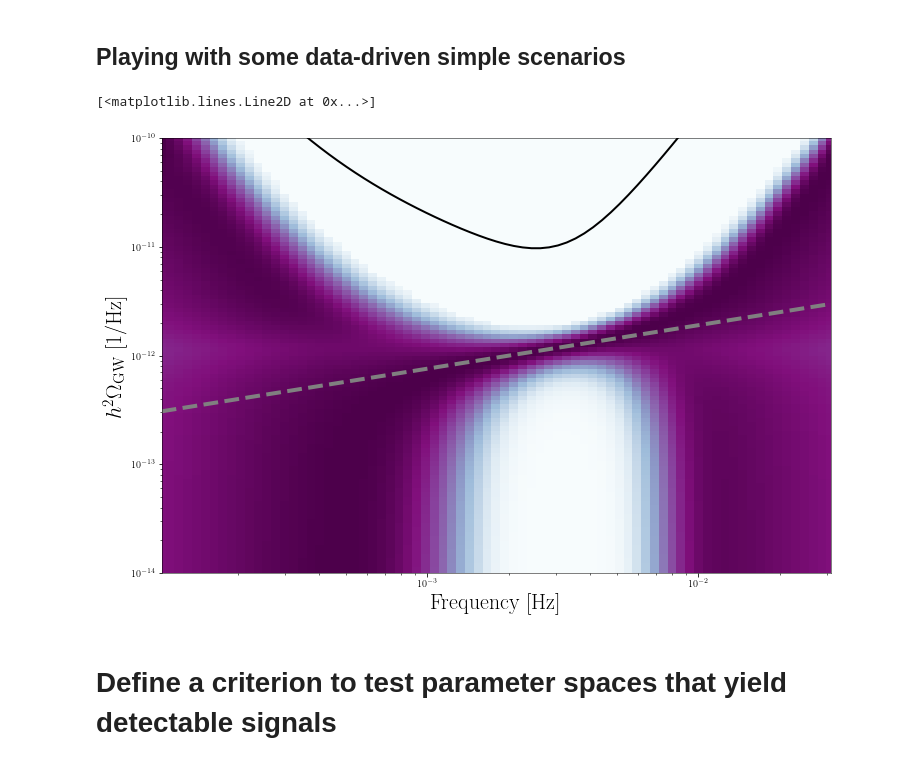
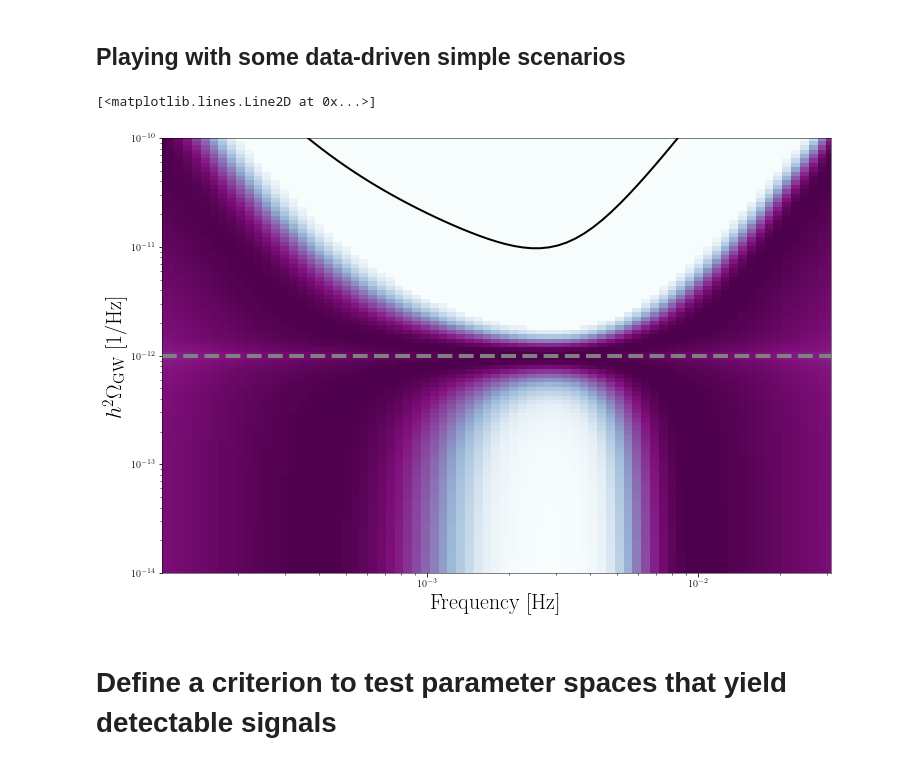
Before and after one commit to karnesis/stochastic-background-detectability, a Jupyter notebook: notebooks/explore_parameter_spaces_powerlaw.ipynb, the cells around one changed output. Saved outputs shown, nothing was run; the diff lists cells and outputs as text; code cells hidden in the pictures.

```diff
--- a/notebooks/explore_parameter_spaces_powerlaw.ipynb
+++ b/notebooks/explore_parameter_spaces_powerlaw.ipynb
@@ -91,21 +92,21 @@ norm_const = copy.deepcopy(Omega_0)
 Naverages = np.interp(fvec, fv, Navs)
 # %%
 signalmodel = powerlaw(fv, refFreq=2e-3)
-s = signalmodel.eval([-12, 0.4])
+s = signalmodel.eval([-12., -0.0])
 epsilon = .01
 
 n = np.interp(fv, fvec, Omega_0)
 D = [n + s, n + s]
 
 _,_,_,(fig, ax) = posterior_f(fv, n, Navs, D, D_e=None, epsilon=epsilon, \
                     logylims=[-14, -10], ngrid=100, \
                         Nsigmas=1, v=True, plot=True, \
                             cmap=plt.cm.BuPu, shading='auto')
 
 ax.loglog(fv, s, lw=4, linestyle='--',color='gray')
 # %% [output]
 [<matplotlib.lines.Line2D at 0x...>]
-[figure, old version]
+[figure, new version]
 # %% [markdown]
 # Define a criterion to test parameter spaces that yield detectable signals
 # %%
```
Also changed, not shown: parts of 6 cells of this notebook, 2 other files.
